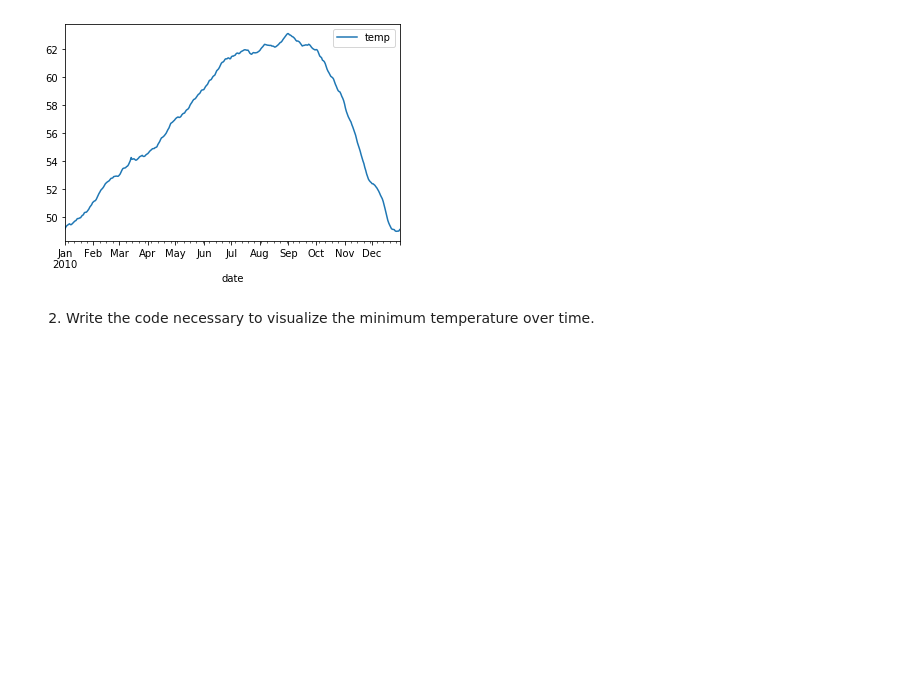
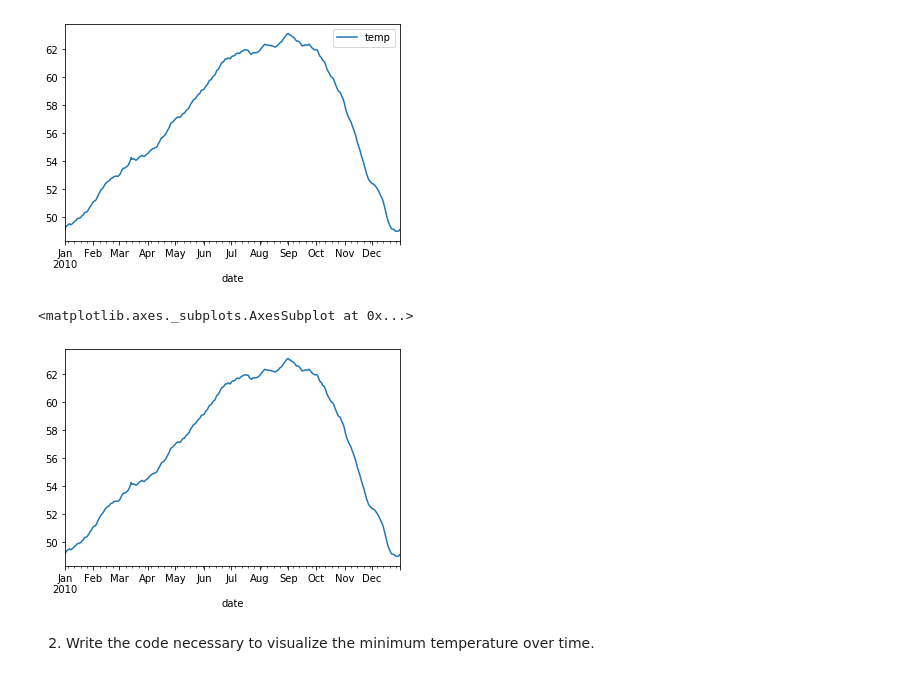
Before and after one commit to Yongliang-Shi/time-series-exercises, a Jupyter notebook: time-series-manipulation.ipynb, the cells around one changed output. Saved outputs shown, nothing was run; the diff lists cells and outputs as text; code cells hidden in the pictures; blank space fills up the shorter version.

```diff
--- a/time-series-manipulation.ipynb
+++ b/time-series-manipulation.ipynb
@@ -106,6 +106,11 @@ df.resample('1d').mean().plot()
 # %% [output]
 <matplotlib.axes._subplots.AxesSubplot at 0x...>
 [figure]
+# %%
+df.temp.resample('D').mean().plot()
+# %% [output]
+<matplotlib.axes._subplots.AxesSubplot at 0x...>
+[figure, added]
 # %% [markdown]
 2. Write the code necessary to visualize the minimum temperature over time.
 # %%
```
Also changed, not shown: parts of 6 cells of this notebook.
